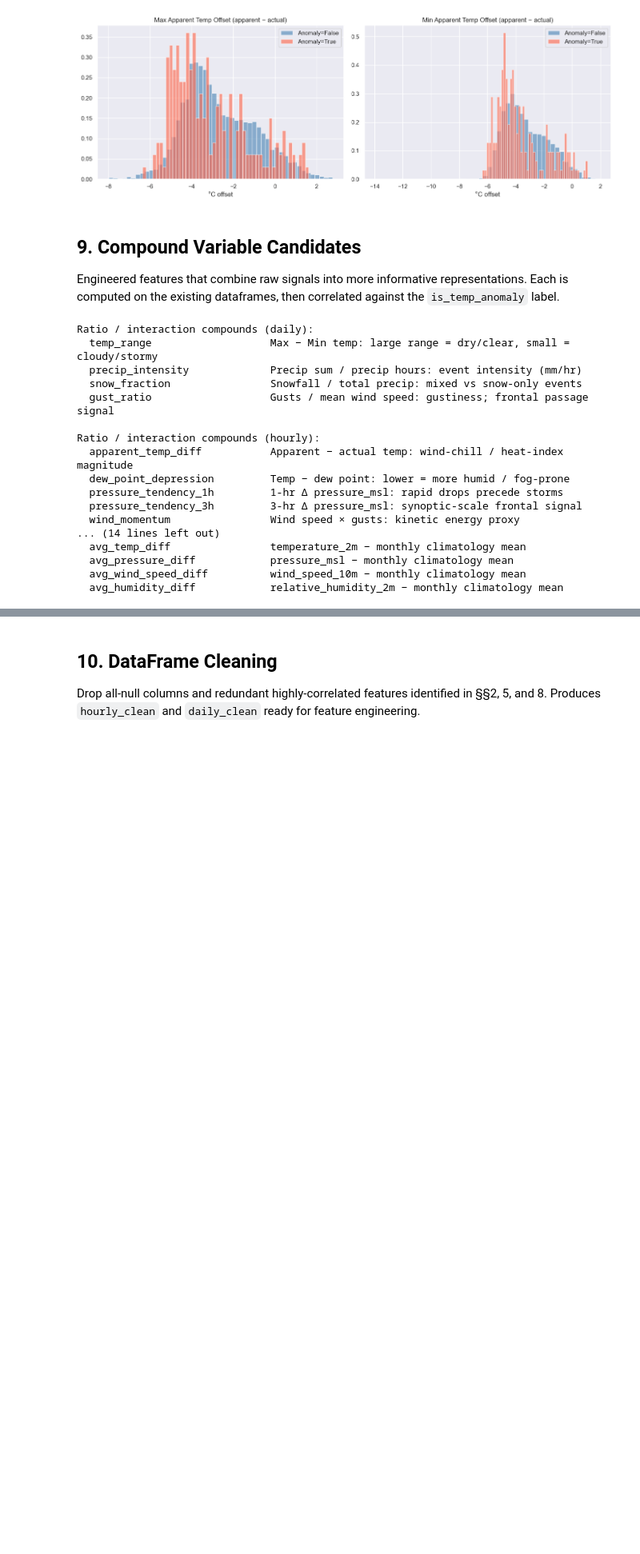
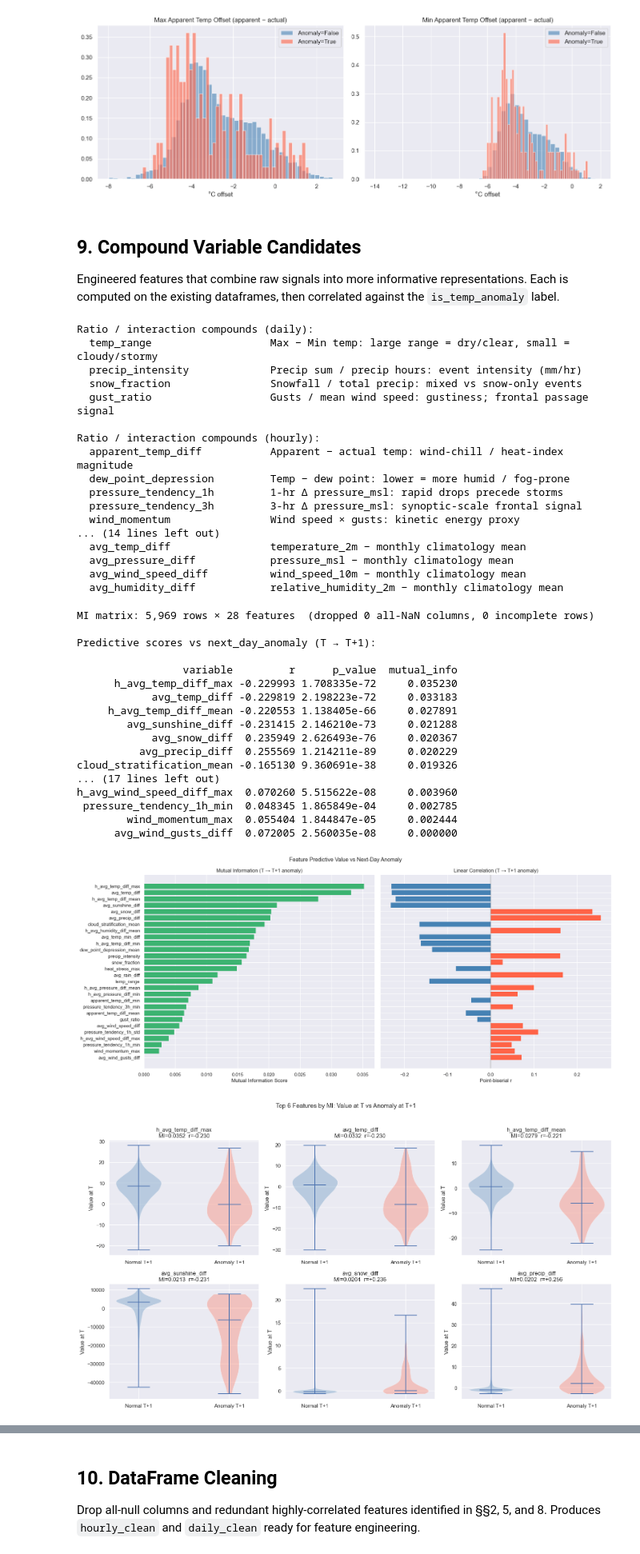
Before and after one commit to Tyler-oc/weather-anomaly-, a Jupyter notebook: notebooks/exploration.ipynb, the cells around one changed output, grey strips where cells are left out. Shown at 80% size. Saved outputs shown, nothing was run; the diff lists cells and outputs as text; code cells hidden in the pictures; blank space fills up the shorter version.

Commit message:
more analysis and foundation for injest.py

```diff
--- a/notebooks/exploration.ipynb
+++ b/notebooks/exploration.ipynb
@@ -592,7 +594,10 @@ Ratio / interaction compounds (hourly):
 from sklearn.feature_selection import mutual_info_classif
 
 # ── Aggregate hourly compounds + monthly departures to daily ──────────────────
-hourly_daily_agg = hourly_df[compound_vars_hourly].resample("24h").agg({
+# origin=daily_df.index[0] aligns 24-h bins to 06:00 UTC to match the daily index
+_origin = daily_df.index[0]
+
+hourly_daily_agg = hourly_df[compound_vars_hourly].resample("24h", origin=_origin).agg({
     "apparent_temp_diff":    ["mean", "min"],
     "dew_point_depression":  "mean",
     "pressure_tendency_1h":  ["min", "std"],
@@ -603,7 +608,7 @@ hourly_daily_agg = hourly_df[compound_vars_hourly].resample("24h").agg({
 })
 hourly_daily_agg.columns = ["_".join(c) for c in hourly_daily_agg.columns]
 
-hourly_avg_agg = hourly_df[avg_diff_vars_hourly].resample("24h").agg({
+hourly_avg_agg = hourly_df[avg_diff_vars_hourly].resample("24h", origin=_origin).agg({
     "avg_temp_diff":       ["mean", "min", "max"],
     "avg_pressure_diff":   ["mean", "min"],
     "avg_wind_speed_diff": "max",
@@ -616,30 +621,41 @@ compound_analysis = (
     daily_df[compound_vars_daily + avg_diff_vars_daily + ["next_day_anomaly"]]
     .join(hourly_daily_agg, how="left")
     .join(hourly_avg_agg,   how="left")
-    .dropna(subset=["next_day_anomaly"])   # drop last row (no tomorrow)
+    .dropna(subset=["next_day_anomaly"])
 )
 
 feature_cols = [c for c in compound_analysis.columns if c != "next_day_anomaly"]
 
-# ── Point-biserial r + Mutual Information vs next_day_anomaly ─────────────────
-# MI captures non-linear dependencies; r only captures linear ones.
-mi_df    = compound_analysis[feature_cols + ["next_day_anomaly"]].dropna()
-X_mi     = mi_df[feature_cols].values
-y_mi     = mi_df["next_day_anomaly"].astype(int).values
+# ── Build clean MI matrix ─────────────────────────────────────────────────────
+# Step 1: drop columns that are entirely NaN (catches any remaining join misalignment)
+# Step 2: drop rows that still have any NaN across the surviving columns
+mi_df = compound_analysis[feature_cols + ["next_day_anomaly"]].copy()
+mi_df = mi_df.dropna(axis=1, how="all")
+mi_df = mi_df.dropna()
+
+mi_feature_cols = [c for c in mi_df.columns if c != "next_day_anomaly"]
+print(f"MI matrix: {len(mi_df):,} rows × {len(mi_feature_cols)} features  "
+      f"(dropped {len(feature_cols) - len(mi_feature_cols)} all-NaN columns, "
+      f"{len(compound_analysis) - len(mi_df)} incomplete rows)")
+
+X_mi      = mi_df[mi_feature_cols].values
+y_mi      = mi_df["next_day_anomaly"].astype(int).values
 mi_scores = mutual_info_classif(X_mi, y_mi, random_state=42)
-mi_map   = dict(zip(feature_cols, mi_scores))
+mi_map    = dict(zip(mi_feature_cols, mi_scores))
 
+# ── Point-biserial r (per-column, tolerates individual NaNs) ──────────────────
 results = []
 for col in feature_cols:
     valid = compound_analysis[[col, "next_day_anomaly"]].dropna()
     if valid["next_day_anomaly"].nunique() < 2:
         continue
     r, p = pointbiserialr(valid["next_day_anomaly"].astype(int), valid[col])
-    results.append({"variable": col, "r": r, "p_value": p, "mutual_info": mi_map.get(col, np.nan)})
+    results.append({"variable": col, "r": r, "p_value": p,
+                    "mutual_info": mi_map.get(col, np.nan)})
 
 results_df = pd.DataFrame(results).sort_values("mutual_info", ascending=False)
 
-print("Predictive scores vs next_day_anomaly (T → T+1):\n")
+print("\nPredictive scores vs next_day_anomaly (T → T+1):\n")
 print(results_df.to_string(index=False))
 
 # ── Combined side-by-side bar chart ───────────────────────────────────────────
@@ -661,7 +677,7 @@ plt.suptitle("Feature Predictive Value vs Next-Day Anomaly", fontsize=13)
 plt.tight_layout()
 
 # ── Violin plots: top 6 by MI ─────────────────────────────────────────────────
-top_vars = results_df.head(6)["variable"].tolist()
+top_vars = results_df.dropna(subset=["mutual_info"]).head(6)["variable"].tolist()
 fig, axes = plt.subplots(2, 3, figsize=(16, 9))
 axes = axes.flatten()
 
@@ -672,31 +688,51 @@ for ax, col in zip(axes, top_vars):
     parts["bodies"][0].set_facecolor("steelblue")
     parts["bodies"][1].set_facecolor("tomato")
     ax.set_xticks([0, 1])
     ax.set_xticklabels(["Normal T+1", "Anomaly T+1"])
-    mi_val = mi_map.get(col, 0)
+    mi_val = mi_map.get(col, float("nan"))
     r_val  = results_df.loc[results_df["variable"] == col, "r"].values[0]
     ax.set_title(f"{col}\nMI={mi_val:.4f}  r={r_val:+.3f}")
     ax.set_ylabel("Value at T")
 
 plt.suptitle("Top 6 Features by MI: Value at T vs Anomaly at T+1", y=1.02, fontsize=13)
 plt.tight_layout()
 
 # ── Monthly departure vars only: MI + r ───────────────────────────────────────
 avg_cols    = [c for c in results_df["variable"] if "avg_" in c or c.startswith("h_avg_")]
 avg_results = results_df[results_df["variable"].isin(avg_cols)].sort_values("mutual_info", ascending=True)
 
 fig, axes = plt.subplots(1, 2, figsize=(14, max(4, len(avg_results) * 0.35)), sharey=True)
 
 axes[0].barh(avg_results["variable"], avg_results["mutual_info"],
              color="mediumseagreen", edgecolor="none")
 axes[0].set_xlabel("Mutual Information Score")
 axes[0].set_title("MI — Monthly Departure Features")
 
 r_colors = ["tomato" if r >= 0 else "steelblue" for r in avg_results["r"]]
 axes[1].barh(avg_results["variable"], avg_results["r"], color=r_colors, edgecolor="none")
 axes[1].axvline(0, color="gray", lw=0.8)
 axes[1].set_xlabel("Point-biserial r")
 axes[1].set_title("r — Monthly Departure Features")
 
 plt.suptitle("Monthly Departure Features: Predictive Value vs T+1 Anomaly", fontsize=12)
 plt.tight_layout()
+# %% [output]
+MI matrix: 5,969 rows × 28 features  (dropped 0 all-NaN columns, 0 incomplete rows)
+
+Predictive scores vs next_day_anomaly (T → T+1):
+
+                 variable         r      p_value  mutual_info
+      h_avg_temp_diff_max -0.229993 1.708335e-72     0.035230
+            avg_temp_diff -0.229819 2.198223e-72     0.033183
+     h_avg_temp_diff_mean -0.220553 1.138405e-66     0.027891
+        avg_sunshine_diff -0.231415 2.146210e-73     0.021288
+            avg_snow_diff  0.235949 2.626493e-76     0.020367
+          avg_precip_diff  0.255569 1.214211e-89     0.020229
+cloud_stratification_mean -0.165130 9.360691e-38     0.019326
+... (17 lines left out)
+h_avg_wind_speed_diff_max  0.070260 5.515622e-08     0.003960
+ pressure_tendency_1h_min  0.048345 1.865849e-04     0.002785
+        wind_momentum_max  0.055404 1.844847e-05     0.002444
+      avg_wind_gusts_diff  0.072005 2.560035e-08     0.000000
+[figure, added]
+[figure, added]
```
Also changed, not shown: parts of 3 cells of this notebook, 1 other file.
